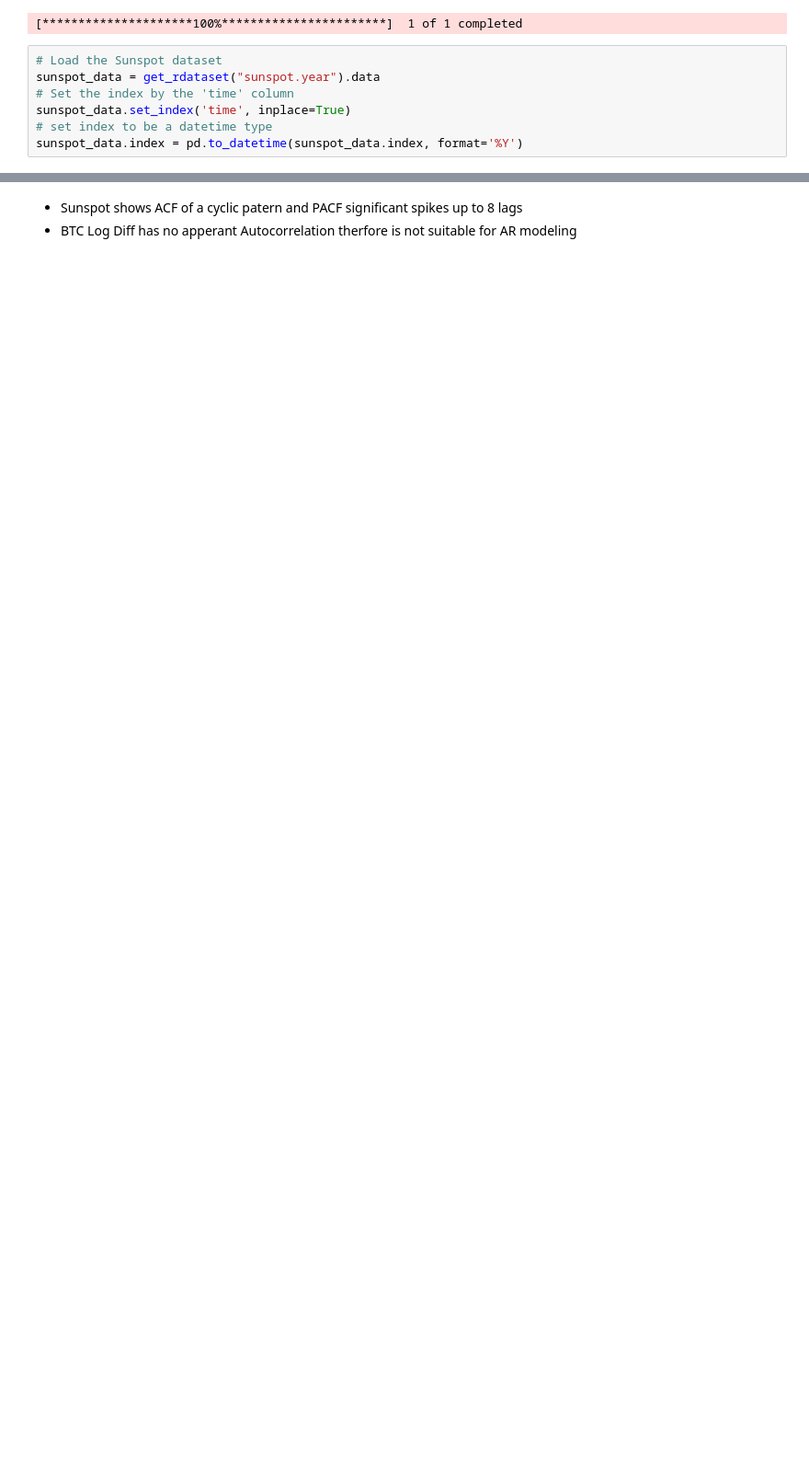
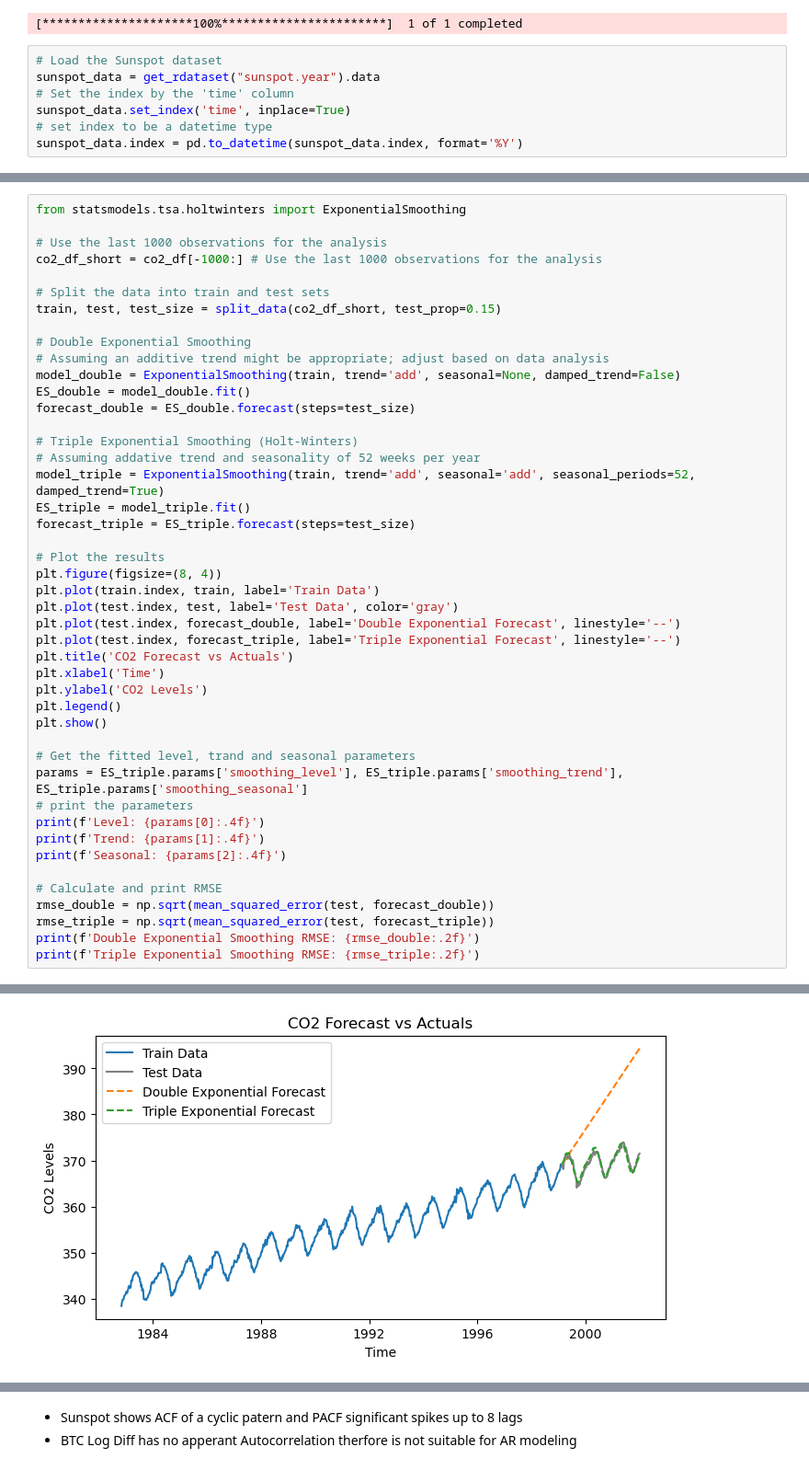
Before and after one commit to imriaharoni/AIRC-Time-Series-Workshop-2025, a Jupyter notebook: Lectures_notebooks/Lecture-3.ipynb, the cells around one changed output, grey strips where cells are left out. Shown at 92% size. Drawn from its saved outputs; the diff is of its cells as text; blank space fills up the shorter version.

```diff
--- a/Lectures_notebooks/Lecture-3.ipynb
+++ b/Lectures_notebooks/Lecture-3.ipynb
@@ -339,0 +120,46 @@ plt.show()
+# %%
+from statsmodels.tsa.holtwinters import ExponentialSmoothing
+
+# Use the last 1000 observations for the analysis
+co2_df_short = co2_df[-1000:] # Use the last 1000 observations for the analysis
+
+# Split the data into train and test sets
+train, test, test_size = split_data(co2_df_short, test_prop=0.15)
+
+# Double Exponential Smoothing
+# Assuming an additive trend might be appropriate; adjust based on data analysis
+model_double = ExponentialSmoothing(train, trend='add', seasonal=None, damped_trend=False)
+ES_double = model_double.fit()
+forecast_double = ES_double.forecast(steps=test_size)
+
+# Triple Exponential Smoothing (Holt-Winters)
+# Assuming addative trend and seasonality of 52 weeks per year
+model_triple = ExponentialSmoothing(train, trend='add', seasonal='add', seasonal_periods=52, damped_trend=True)
+ES_triple = model_triple.fit()
+forecast_triple = ES_triple.forecast(steps=test_size)
+
+# Plot the results
+plt.figure(figsize=(8, 4))
+plt.plot(train.index, train, label='Train Data')
+plt.plot(test.index, test, label='Test Data', color='gray')
+plt.plot(test.index, forecast_double, label='Double Exponential Forecast', linestyle='--')
+plt.plot(test.index, forecast_triple, label='Triple Exponential Forecast', linestyle='--')
+plt.title('CO2 Forecast vs Actuals')
+plt.xlabel('Time')
+plt.ylabel('CO2 Levels')
+plt.legend()
+plt.show()
+
+# Get the fitted level, trand and seasonal parameters
+params = ES_triple.params['smoothing_level'], ES_triple.params['smoothing_trend'], ES_triple.params['smoothing_seasonal']
+# print the parameters
+print(f'Level: {params[0]:.4f}')
+print(f'Trend: {params[1]:.4f}')
+print(f'Seasonal: {params[2]:.4f}')
+
+# Calculate and print RMSE
+rmse_double = np.sqrt(mean_squared_error(test, forecast_double))
+rmse_triple = np.sqrt(mean_squared_error(test, forecast_triple))
+print(f'Double Exponential Smoothing RMSE: {rmse_double:.2f}')
+print(f'Triple Exponential Smoothing RMSE: {rmse_triple:.2f}')
+# %% [output]
@@ -339,0 +168 @@ plt.show()
+[figure, added]
```
Also changed, not shown: parts of 168 cells of this notebook, 1 other file.
